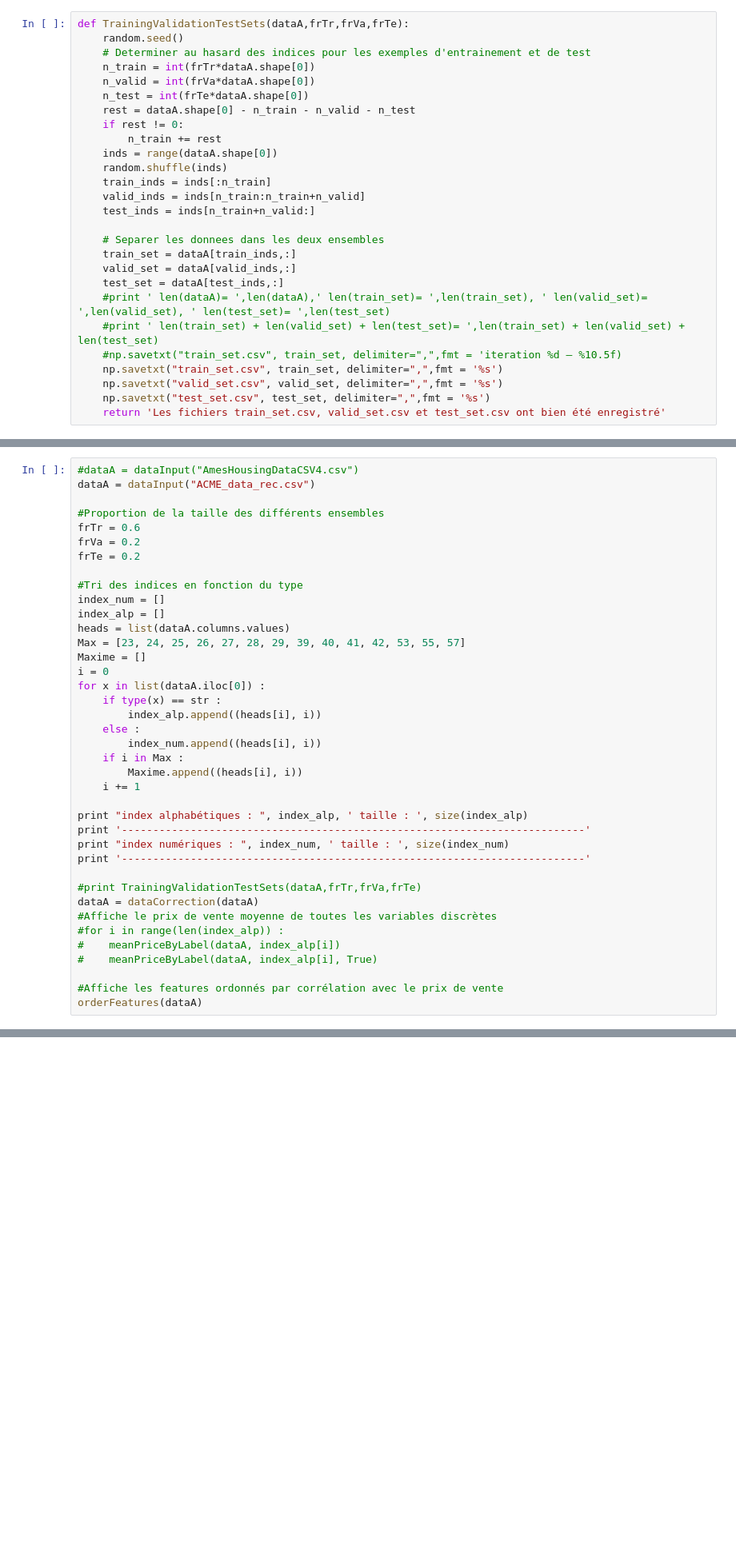
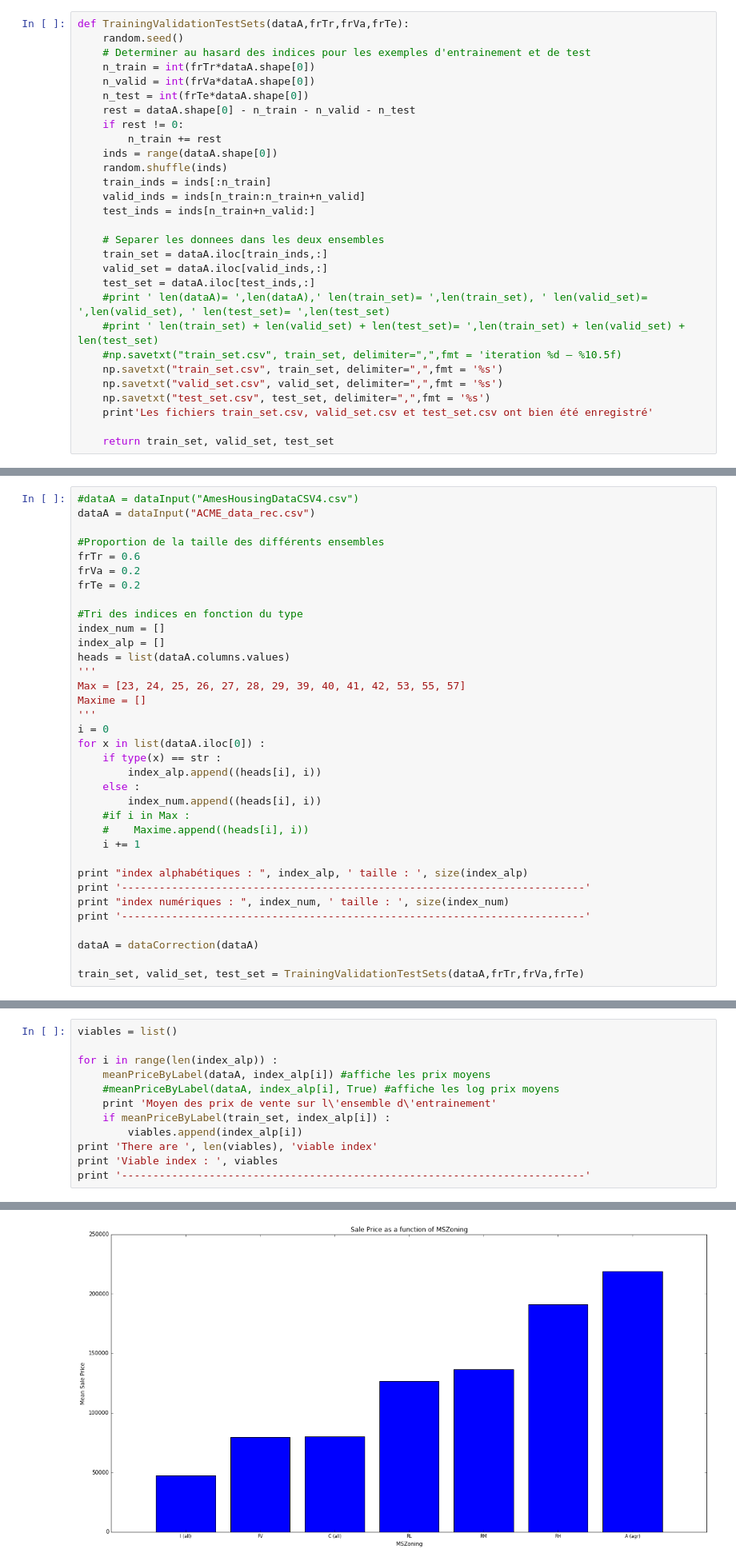
Before and after one commit to MaxouGJ/House-Prices, a Jupyter notebook: PROJET_HP_Maxime.ipynb, the cells around one changed output, grey strips where cells are left out. Shown: that part at 80% size. Drawn from its saved outputs; the diff is of its cells as text; blank space fills up the shorter version.

Commit message:
Ajout de la sélection des variables viables

```diff
--- a/PROJET_HP_Maxime.ipynb
+++ b/PROJET_HP_Maxime.ipynb
@@ -730,16 +736,18 @@ def TrainingValidationTestSets(dataA,frTr,frVa,frTe):
     test_inds = inds[n_train+n_valid:]
 
     # Separer les donnees dans les deux ensembles
-    train_set = dataA[train_inds,:]
-    valid_set = dataA[valid_inds,:]
-    test_set = dataA[test_inds,:]
+    train_set = dataA.iloc[train_inds,:]
+    valid_set = dataA.iloc[valid_inds,:]
+    test_set = dataA.iloc[test_inds,:]
     #print ' len(dataA)= ',len(dataA),' len(train_set)= ',len(train_set), ' len(valid_set)= ',len(valid_set), ' len(test_set)= ',len(test_set)
     #print ' len(train_set) + len(valid_set) + len(test_set)= ',len(train_set) + len(valid_set) + len(test_set)
     #np.savetxt("train_set.csv", train_set, delimiter=",",fmt = 'iteration %d – %10.5f)
     np.savetxt("train_set.csv", train_set, delimiter=",",fmt = '%s')
     np.savetxt("valid_set.csv", valid_set, delimiter=",",fmt = '%s')
     np.savetxt("test_set.csv", test_set, delimiter=",",fmt = '%s')
-    return 'Les fichiers train_set.csv, valid_set.csv et test_set.csv ont bien été enregistré'
+    print'Les fichiers train_set.csv, valid_set.csv et test_set.csv ont bien été enregistré'
+
+    return train_set, valid_set, test_set
 # %% [markdown]
 <p>
 <strong>Extrait les outliers du tableau de données dataA</strong>
@@ -1004,16 +1032,18 @@ frTe = 0.2
 index_num = []
 index_alp = []
 heads = list(dataA.columns.values)
+'''
 Max = [23, 24, 25, 26, 27, 28, 29, 39, 40, 41, 42, 53, 55, 57]
 Maxime = []
+'''
 i = 0
 for x in list(dataA.iloc[0]) :
     if type(x) == str :
         index_alp.append((heads[i], i))
     else :
         index_num.append((heads[i], i))
-    if i in Max :
-        Maxime.append((heads[i], i))
+    #if i in Max :
+    #    Maxime.append((heads[i], i))
     i += 1
 
 print "index alphabétiques : ", index_alp, ' taille : ', size(index_alp)
@@ -1021,15 +1051,9 @@ print '-------------------------------------------------------------------------
 print "index numériques : ", index_num, ' taille : ', size(index_num)
 print '--------------------------------------------------------------------------'
 
-#print TrainingValidationTestSets(dataA,frTr,frVa,frTe)
 dataA = dataCorrection(dataA)
-#Affiche le prix de vente moyenne de toutes les variables discrètes
-#for i in range(len(index_alp)) :
-#    meanPriceByLabel(dataA, index_alp[i])
-#    meanPriceByLabel(dataA, index_alp[i], True)
 
-#Affiche les features ordonnés par corrélation avec le prix de vente
-orderFeatures(dataA)
+train_set, valid_set, test_set = TrainingValidationTestSets(dataA,frTr,frVa,frTe)
 # %% [output]
 dataA stats :
 dataA.ndim =  2  dataA.shape =  (2926, 81)  dataA.size =  237006
@@ -1050,0 +1092,13 @@ Name: SalePrice, dtype: float64
+# %%
+viables = list()
+
+for i in range(len(index_alp)) :
+    meanPriceByLabel(dataA, index_alp[i]) #affiche les prix moyens
+    #meanPriceByLabel(dataA, index_alp[i], True) #affiche les log prix moyens
+    print 'Moyen des prix de vente sur l\'ensemble d\'entrainement'
+    if meanPriceByLabel(train_set, index_alp[i]) :
+        viables.append(index_alp[i])
+print 'There are ', len(viables), 'viable index'
+print 'Viable index : ', viables
+print '--------------------------------------------------------------------------'
+# %% [output]
@@ -1050,0 +1108 @@ Name: SalePrice, dtype: float64
+[figure, added]
```
Also changed, not shown: parts of 11 cells of this notebook.
